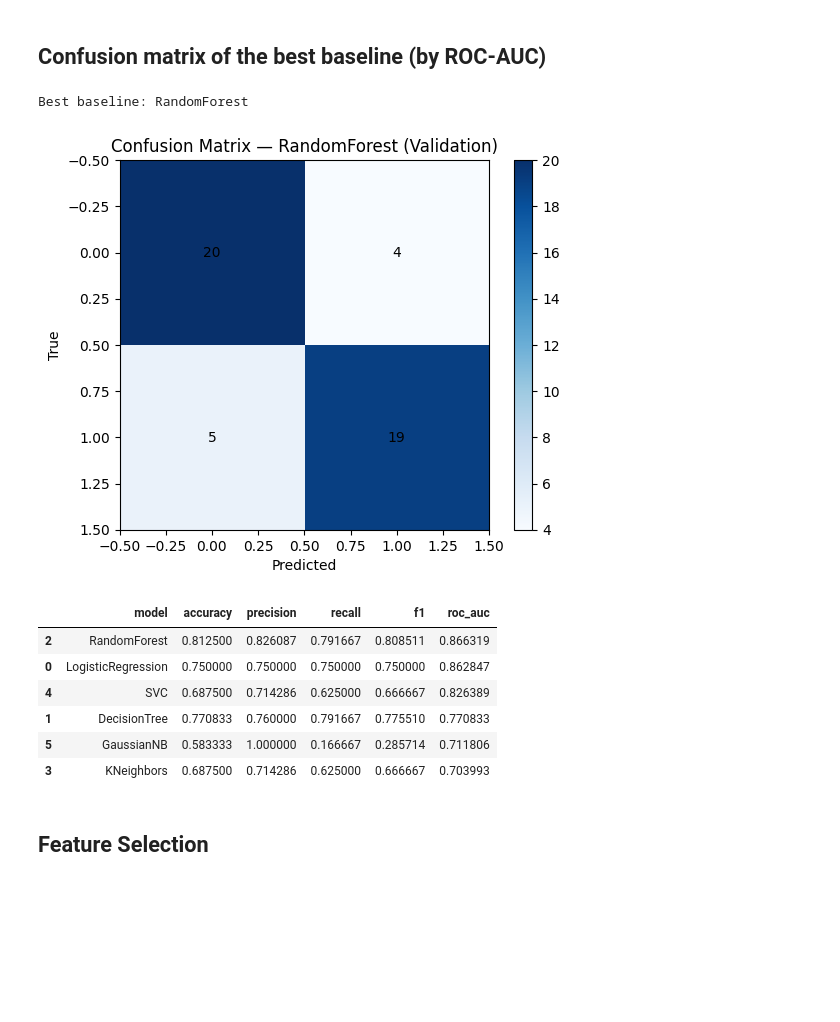
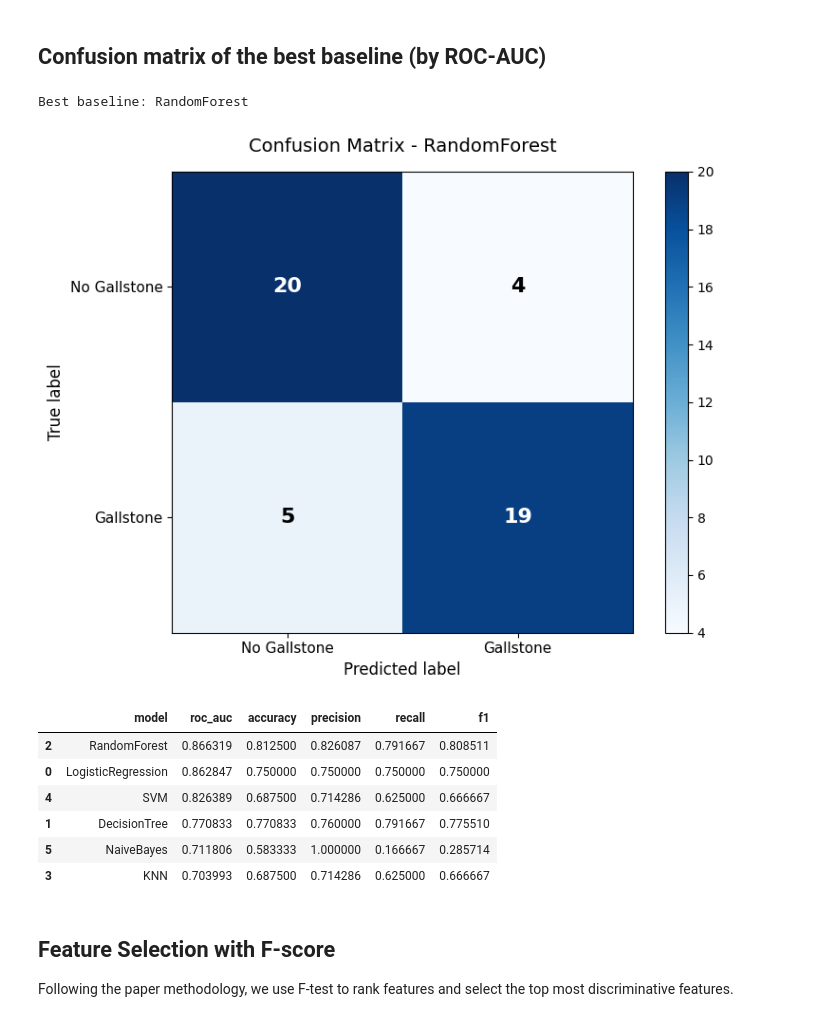
Before and after one commit to GitLars0/Dat-540-Prosjekt, a Jupyter notebook: notebooks/03_modeling_baselines.ipynb, the cells around one changed output. Cells and saved outputs as stored; diff of their text form; code cells hidden in the pictures; blank space fills up the shorter version.

Commit message:
Improve feature selection and more ml models.

```diff
--- a/notebooks/03_modeling_baselines.ipynb
+++ b/notebooks/03_modeling_baselines.ipynb
@@ -93,12 +97,14 @@ for name in models.keys():
             clf = DecisionTreeClassifier(random_state=42)
         case "RandomForest":
             clf = RandomForestClassifier(n_estimators=300, random_state=42)
-        case "KNeighbors":
+        case "KNN":
             clf = KNeighborsClassifier(n_neighbors=5)
-        case "SVC":
+        case "SVM":
             clf = SVC(probability=True, random_state=42)
-        case "GaussianNB":
+        case "NaiveBayes":
             clf = GaussianNB()
+        case "GradientBoosting":
+            clf = GradientBoostingClassifier(n_estimators=300, random_state=42)
         case _:
             raise ValueError(f"Unknown model name: {name}")
 
@@ -127,40 +133,67 @@ plt.show()
 # %%
 best_name = res_df.iloc[0]["model"]
 print("Best baseline:", best_name)
 
 # Train & evaluate on validation
 if best_name == "LogisticRegression":
     best = LogisticRegression(max_iter=200, random_state=42)
 elif best_name == "DecisionTree":
     best = DecisionTreeClassifier(random_state=42)
+elif best_name == "RandomForest":
+    best = RandomForestClassifier(n_estimators=300, random_state=42)
+elif best_name == "KNN":
+    best = KNeighborsClassifier(n_neighbors=5)
+elif best_name == "NaiveBayes":
+    best = GaussianNB()
+elif best_name == "GradientBoosting":
+    best = GradientBoostingClassifier(n_estimators=300, random_state=42)
 else:
-    best = RandomForestClassifier(n_estimators=300, random_state=42)
+    best = SVC(probability=True, random_state=42)
 
 best.fit(X_train, y_train)
 y_pred = best.predict(X_valid)
 cm = confusion_matrix(y_valid, y_pred)
 
-plt.figure()
-plt.imshow(cm, cmap=plt.cm.Blues)
-plt.title(f"Confusion Matrix — {best_name} (Validation)")
-plt.xlabel("Predicted")
-plt.ylabel("True")
-for (i,j), v in np.ndenumerate(cm):
-    plt.text(j, i, str(v), ha='center', va='center')
-plt.colorbar()
+# Create figure with proper labels
+fig, ax = plt.subplots(figsize=(8, 6))
+im = ax.imshow(cm, cmap=plt.cm.Blues)
+
+# Set ticks and labels
+ax.set_xticks([0, 1])
+ax.set_yticks([0, 1])
+ax.set_xticklabels(["No Gallstone", "Gallstone"], fontsize=11)
+ax.set_yticklabels(["No Gallstone", "Gallstone"], fontsize=11)
+
+# Add labels
+ax.set_xlabel("Predicted label", fontsize=12)
+ax.set_ylabel("True label", fontsize=12)
+ax.set_title(f"Confusion Matrix - {best_name}", fontsize=14, pad=15)
+
+# Add values in cells
+for i in range(2):
+    for j in range(2):
+        text = ax.text(j, i, str(cm[i, j]),
+                      ha="center", va="center",
+                      color="white" if cm[i, j] > cm.max() / 2 else "black",
+                      fontsize=16, weight='bold')
+
+# Add colorbar
+plt.colorbar(im, ax=ax)
+plt.tight_layout()
 plt.show()
 
 res_df
 # %% [output]
 Best baseline: RandomForest
-[figure, old version]
+[figure, new version]
-|  | model | accuracy | precision | recall | f1 | roc_auc |
-| 2 | RandomForest | 0.812500 | 0.826087 | 0.791667 | 0.808511 | 0.866319 |
-| 0 | LogisticRegression | 0.750000 | 0.750000 | 0.750000 | 0.750000 | 0.862847 |
-| 4 | SVC | 0.687500 | 0.714286 | 0.625000 | 0.666667 | 0.826389 |
-| 1 | DecisionTree | 0.770833 | 0.760000 | 0.791667 | 0.775510 | 0.770833 |
-| 5 | GaussianNB | 0.583333 | 1.000000 | 0.166667 | 0.285714 | 0.711806 |
-| 3 | KNeighbors | 0.687500 | 0.714286 | 0.625000 | 0.666667 | 0.703993 |
+|  | model | roc_auc | accuracy | precision | recall | f1 |
+| 2 | RandomForest | 0.866319 | 0.812500 | 0.826087 | 0.791667 | 0.808511 |
+| 0 | LogisticRegression | 0.862847 | 0.750000 | 0.750000 | 0.750000 | 0.750000 |
+| 4 | SVM | 0.826389 | 0.687500 | 0.714286 | 0.625000 | 0.666667 |
+| 1 | DecisionTree | 0.770833 | 0.770833 | 0.760000 | 0.791667 | 0.775510 |
+| 5 | NaiveBayes | 0.711806 | 0.583333 | 1.000000 | 0.166667 | 0.285714 |
+| 3 | KNN | 0.703993 | 0.687500 | 0.714286 | 0.625000 | 0.666667 |
 # %% [markdown]
-## Feature Selection
+## Feature Selection with F-score
+Following the paper methodology, we use F-test to rank features and select the top most discriminative features.
 # %%
```
Also changed, not shown: parts of 3 cells of this notebook, 7 other files.
